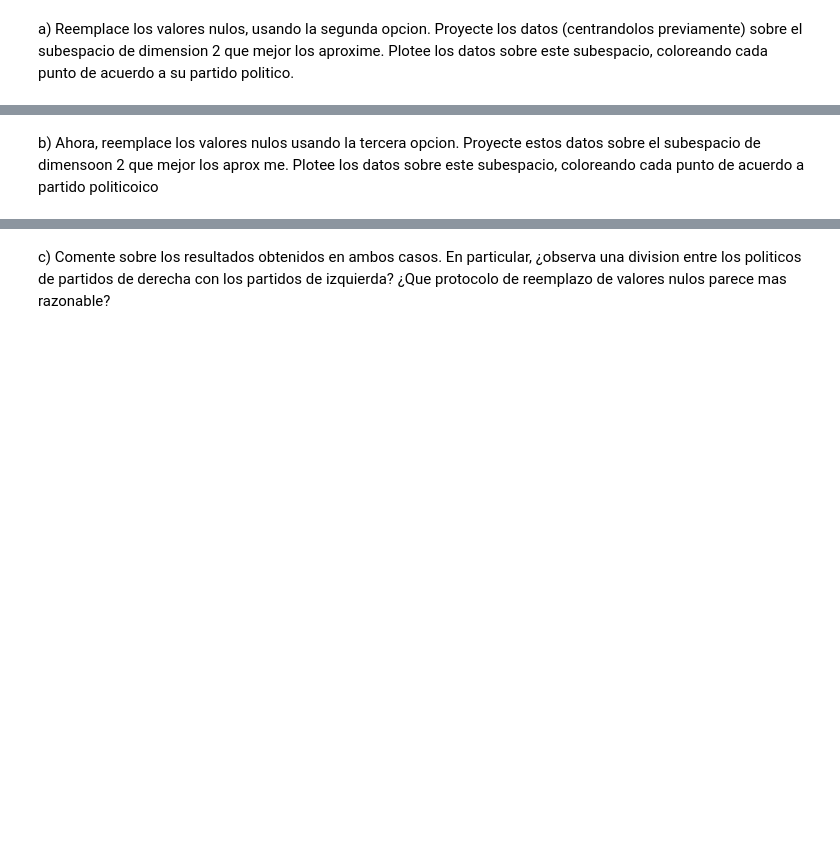
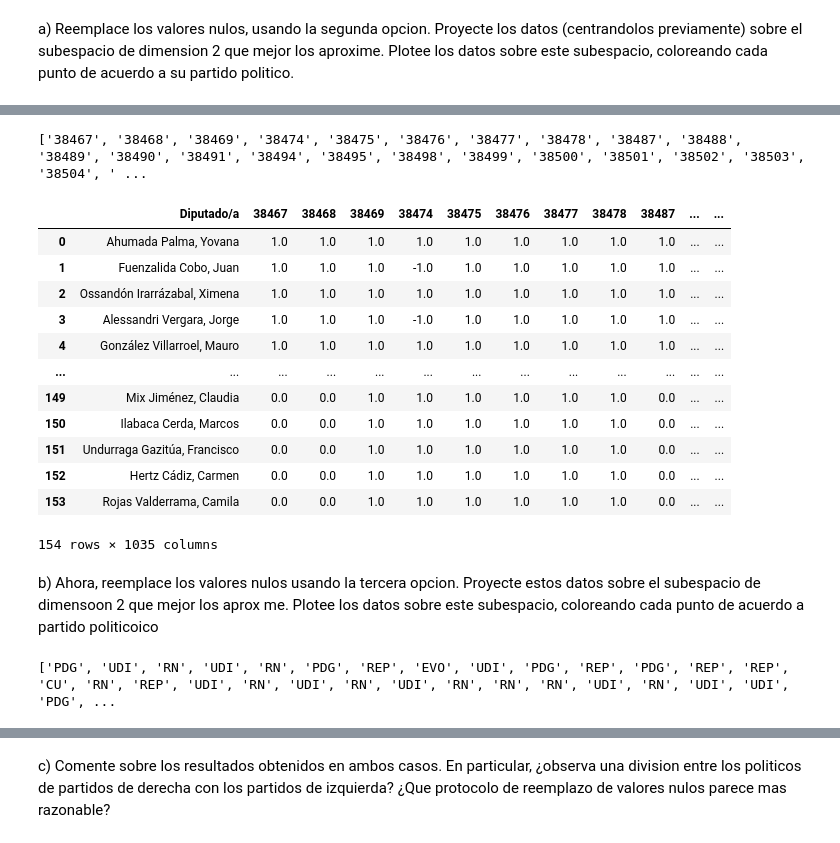
Before and after one commit to fernandaleroy/Proyecto-Algebra-, a Jupyter notebook: Codigo_Proyecto_SVD.ipynb, the cells around one changed output, grey strips where cells are left out. Saved outputs shown, nothing was run; the diff lists cells and outputs as text; code cells hidden in the pictures; blank space fills up the shorter version.

```diff
--- a/Codigo_Proyecto_SVD.ipynb
+++ b/Codigo_Proyecto_SVD.ipynb
@@ -266,5 +295,35 @@ coloreando cada punto de acuerdo a su partido politico.
+# %%
+leyes_con_nan = df.columns[df.isna().any()].tolist()
+print(leyes_con_nan)
+# %% [output]
+['38467', '38468', '38469', '38474', '38475', '38476', '38477', '38478', '38487', '38488', '38489', '38490', '38491', '38494', '38495', '38498', '38499', '38500', '38501', '38502', '38503', '38504', ' ...
+# %%
+df_a = df.copy()
+for i in leyes_con_nan :
+    promedio = df_a[i].mean(skipna=True).round().astype(int)
+    df_a[i] = df_a[i].fillna(promedio)
+df_a
+# %% [output]
+|  | Diputado/a | 38467 | 38468 | 38469 | 38474 | 38475 | 38476 | 38477 | 38478 | 38487 | ... | ... |
+| 0 | Ahumada Palma, Yovana | 1.0 | 1.0 | 1.0 | 1.0 | 1.0 | 1.0 | 1.0 | 1.0 | 1.0 | ... | ... |
+| 1 | Fuenzalida Cobo, Juan | 1.0 | 1.0 | 1.0 | -1.0 | 1.0 | 1.0 | 1.0 | 1.0 | 1.0 | ... | ... |
+| 2 | Ossandón Irarrázabal, Ximena | 1.0 | 1.0 | 1.0 | 1.0 | 1.0 | 1.0 | 1.0 | 1.0 | 1.0 | ... | ... |
+| 3 | Alessandri Vergara, Jorge | 1.0 | 1.0 | 1.0 | -1.0 | 1.0 | 1.0 | 1.0 | 1.0 | 1.0 | ... | ... |
+| 4 | González Villarroel, Mauro | 1.0 | 1.0 | 1.0 | 1.0 | 1.0 | 1.0 | 1.0 | 1.0 | 1.0 | ... | ... |
+| ... | ... | ... | ... | ... | ... | ... | ... | ... | ... | ... | ... | ... |
+| 149 | Mix Jiménez, Claudia | 0.0 | 0.0 | 1.0 | 1.0 | 1.0 | 1.0 | 1.0 | 1.0 | 0.0 | ... | ... |
+| 150 | Ilabaca Cerda, Marcos | 0.0 | 0.0 | 1.0 | 1.0 | 1.0 | 1.0 | 1.0 | 1.0 | 0.0 | ... | ... |
+| 151 | Undurraga Gazitúa, Francisco | 0.0 | 0.0 | 1.0 | 1.0 | 1.0 | 1.0 | 1.0 | 1.0 | 0.0 | ... | ... |
+| 152 | Hertz Cádiz, Carmen | 0.0 | 0.0 | 1.0 | 1.0 | 1.0 | 1.0 | 1.0 | 1.0 | 0.0 | ... | ... |
+| 153 | Rojas Valderrama, Camila | 0.0 | 0.0 | 1.0 | 1.0 | 1.0 | 1.0 | 1.0 | 1.0 | 0.0 | ... | ... |
+154 rows × 1035 columns
 # %% [markdown]
 b) Ahora, reemplace los valores nulos usando la tercera opcion. Proyecte
 estos datos sobre el subespacio de dimensoon 2 que mejor los aprox
 me. Plotee los datos sobre este subespacio, coloreando cada punto de
 acuerdo a partido politicoico
+# %%
+lista_partidos = df["party"].tolist()
+print(lista_partidos)
+# %% [output]
+['PDG', 'UDI', 'RN', 'UDI', 'RN', 'PDG', 'REP', 'EVO', 'UDI', 'PDG', 'REP', 'PDG', 'REP', 'REP', 'CU', 'RN', 'REP', 'UDI', 'RN', 'UDI', 'RN', 'UDI', 'RN', 'RN', 'RN', 'UDI', 'RN', 'UDI', 'UDI', 'PDG', ...
```
Also changed, not shown: parts of 8 cells of this notebook.
